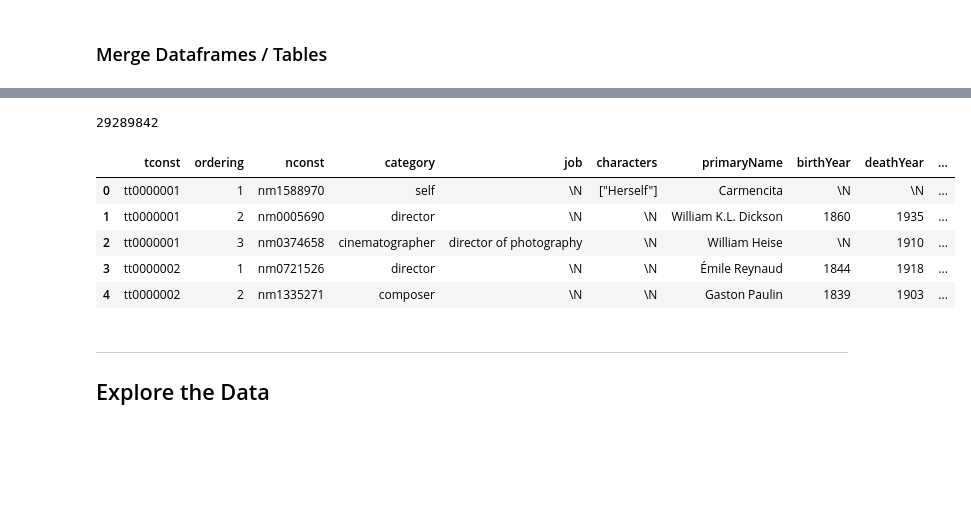
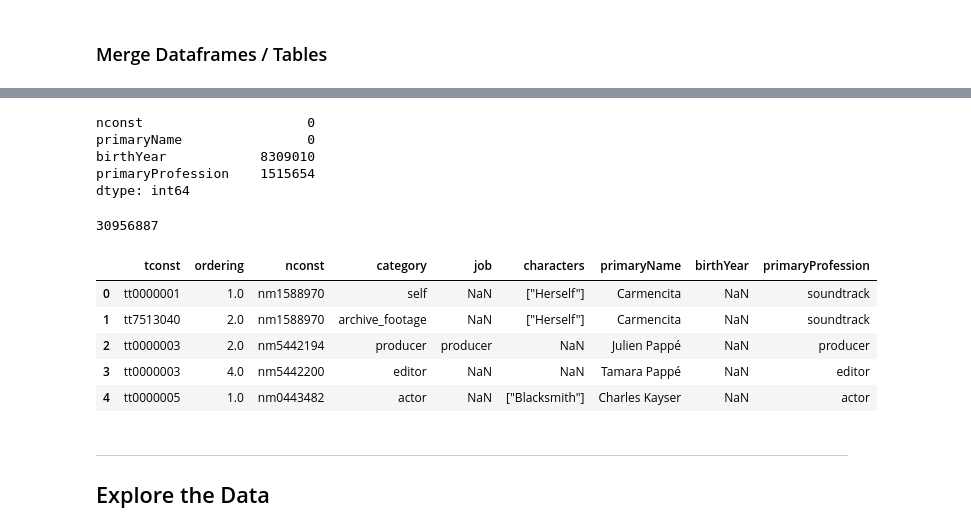
Before and after one commit to dniedermier-cscc/Scrum-Lords-Capstone-2018, a Jupyter notebook: IMDB/Working Notebooks/IMDB_Capstone_CS_Crew Analysis.ipynb, the cells around one changed output, grey strips where cells are left out. Drawn from its saved outputs; the diff is of its cells as text; code cells hidden in the pictures; blank space fills up the shorter version.

```diff
--- a/IMDB/Working Notebooks/IMDB_Capstone_CS_Crew Analysis.ipynb
+++ b/IMDB/Working Notebooks/IMDB_Capstone_CS_Crew Analysis.ipynb
@@ -129,3 +142,6 @@ nameBasics.head()
+# %%
+# drop unused columns
+nameBasics = nameBasics.drop(['knownForTitles'], axis=1)
 # %%
 # replace values with '\N' with the pandas 'NaN'
-nameBasics_subset = nameBasics.replace({'\\N': np.nan})
+nameBasics = nameBasics.replace({'\\N': np.nan})
@@ -131,0 +166,6 @@ nameBasics_subset = nameBasics.replace({'\\N': np.nan})
+# %%
+# source: https://stackoverflow.com/a/27360130
+nameBasics = nameBasics.drop(nameBasics[nameBasics.deathYear.isnull() == False].index)
+# %%
+# drop unused columns
+nameBasics = nameBasics.drop(['deathYear'], axis=1)
@@ -132,19 +183,28 @@ nameBasics_subset = nameBasics.replace({'\\N': np.nan})
+# %%
+# check what rows are missing data
+nameBasics.isnull().sum()
+# %% [output]
+nconst                     0
+primaryName                0
+birthYear            8309010
+primaryProfession    1515654
+dtype: int64
 # %%
 # returns a left join of both dataframes
-principal_data = pd.merge(titlePrincipals, nameBasics, how='left', on=['nconst'])
+principal_data = pd.merge(titlePrincipals, nameBasics, how='right', on=['nconst'])
 
 # Check the length of the resulting join
 print(len(principal_data))
 
 principal_data.head()
 # %% [output]
-29289842
+30956887
-|  | tconst | ordering | nconst | category | job | characters | primaryName | birthYear | deathYear | ... |
-| 0 | tt0000001 | 1 | nm1588970 | self | \N | ["Herself"] | Carmencita | \N | \N | ... |
-| 1 | tt0000001 | 2 | nm0005690 | director | \N | \N | William K.L. Dickson | 1860 | 1935 | ... |
-| 2 | tt0000001 | 3 | nm0374658 | cinematographer | director of photography | \N | William Heise | \N | 1910 | ... |
-| 3 | tt0000002 | 1 | nm0721526 | director | \N | \N | Émile Reynaud | 1844 | 1918 | ... |
-| 4 | tt0000002 | 2 | nm1335271 | composer | \N | \N | Gaston Paulin | 1839 | 1903 | ... |
+|  | tconst | ordering | nconst | category | job | characters | primaryName | birthYear | primaryProfession |
+| 0 | tt0000001 | 1.0 | nm1588970 | self | NaN | ["Herself"] | Carmencita | NaN | soundtrack |
+| 1 | tt7513040 | 2.0 | nm1588970 | archive_footage | NaN | ["Herself"] | Carmencita | NaN | soundtrack |
+| 2 | tt0000003 | 2.0 | nm5442194 | producer | producer | NaN | Julien Pappé | NaN | producer |
+| 3 | tt0000003 | 4.0 | nm5442200 | editor | NaN | NaN | Tamara Pappé | NaN | editor |
+| 4 | tt0000005 | 1.0 | nm0443482 | actor | NaN | ["Blacksmith"] | Charles Kayser | NaN | actor |
 # %% [markdown]
 <hr>
 
```
Also changed, not shown: parts of 45 cells of this notebook.
